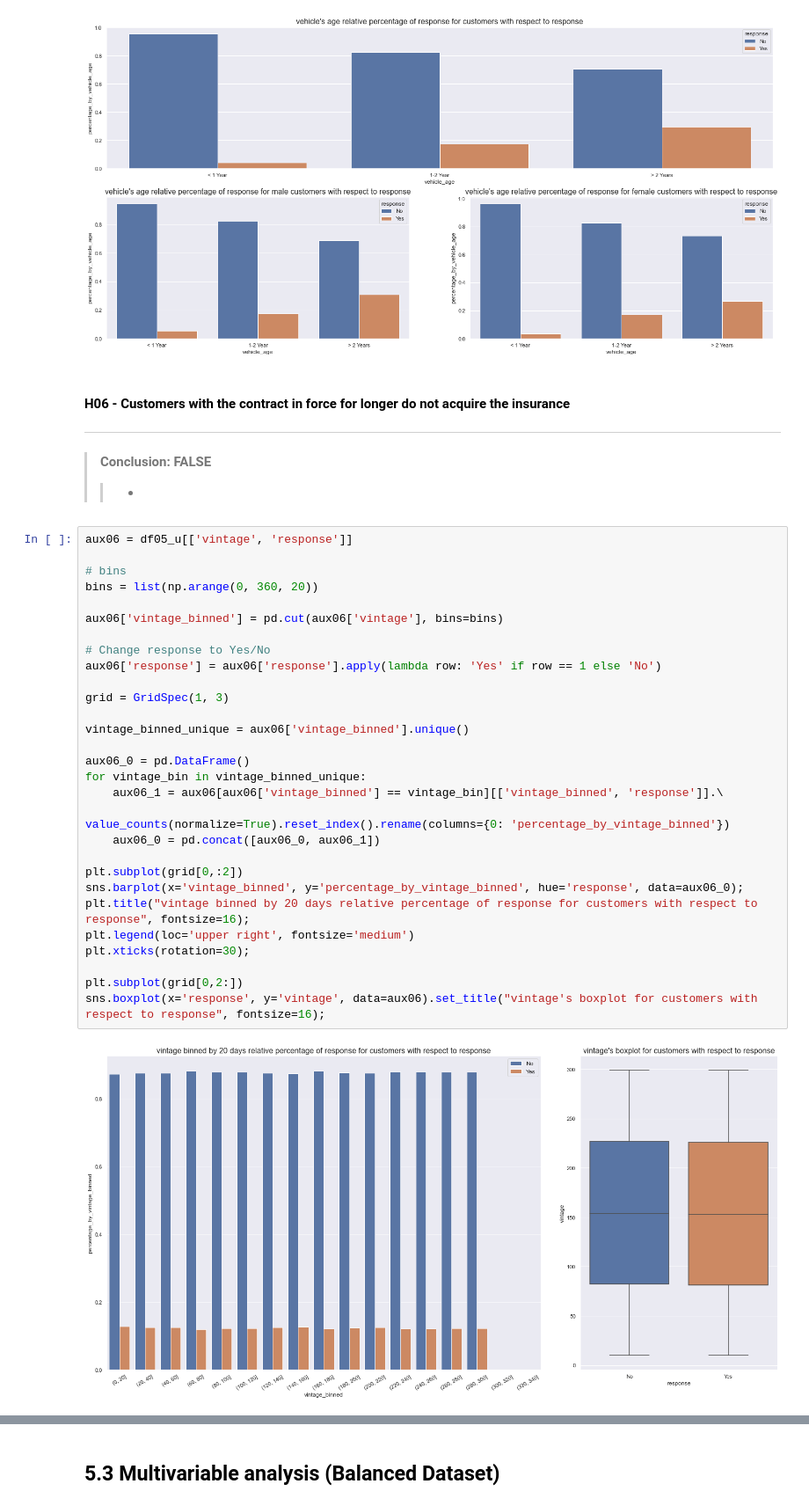
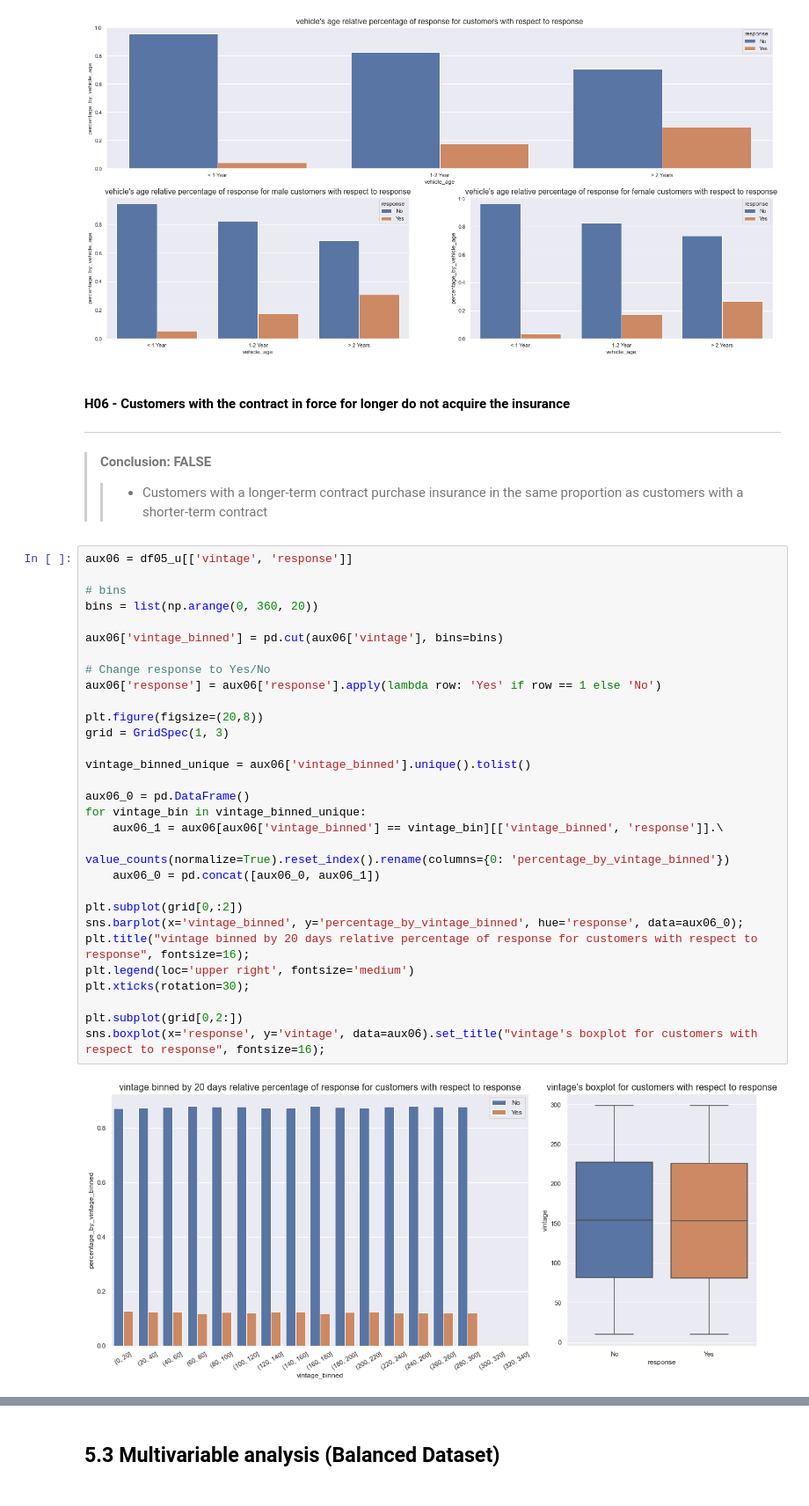
Before and after one commit to FabioCaffarello/insurance-cross-sell, a Jupyter notebook: 01-Notebooks/end_to_end_insurance_cross_sell.ipynb, the cells around one changed output, grey strips where cells are left out. Shown at 88% size. Cells and saved outputs as stored; diff of their text form.

```diff
--- a/01-Notebooks/end_to_end_insurance_cross_sell.ipynb
+++ b/01-Notebooks/end_to_end_insurance_cross_sell.ipynb
@@ -781,35 +784,36 @@ plt.title("vehicle's age relative percentage of response for female customers wi
 #### **H06** - Customers with the contract in force for longer do not acquire the insurance
 ---
 > **Conclusion: FALSE**
->> -
+>> - Customers with a longer-term contract purchase insurance in the same proportion as customers with a shorter-term contract
 # %%
 aux06 = df05_u[['vintage', 'response']]
 
 # bins
 bins = list(np.arange(0, 360, 20))
 
 aux06['vintage_binned'] = pd.cut(aux06['vintage'], bins=bins)
 
 # Change response to Yes/No
 aux06['response'] = aux06['response'].apply(lambda row: 'Yes' if row == 1 else 'No')
 
+plt.figure(figsize=(20,8))
 grid = GridSpec(1, 3)
 
-vintage_binned_unique = aux06['vintage_binned'].unique()
+vintage_binned_unique = aux06['vintage_binned'].unique().tolist()
 
 aux06_0 = pd.DataFrame()
 for vintage_bin in vintage_binned_unique:
     aux06_1 = aux06[aux06['vintage_binned'] == vintage_bin][['vintage_binned', 'response']].\
                                                 value_counts(normalize=True).reset_index().rename(columns={0: 'percentage_by_vintage_binned'})
     aux06_0 = pd.concat([aux06_0, aux06_1])
 
 plt.subplot(grid[0,:2])
 sns.barplot(x='vintage_binned', y='percentage_by_vintage_binned', hue='response', data=aux06_0);
 plt.title("vintage binned by 20 days relative percentage of response for customers with respect to response", fontsize=16);
 plt.legend(loc='upper right', fontsize='medium')
 plt.xticks(rotation=30);
 
 plt.subplot(grid[0,2:])
 sns.boxplot(x='response', y='vintage', data=aux06).set_title("vintage's boxplot for customers with respect to response", fontsize=16);
 # %% [output]
-[figure, old version]
+[figure, new version]
```
Also changed, not shown: parts of 9 cells of this notebook, 1 other file.
